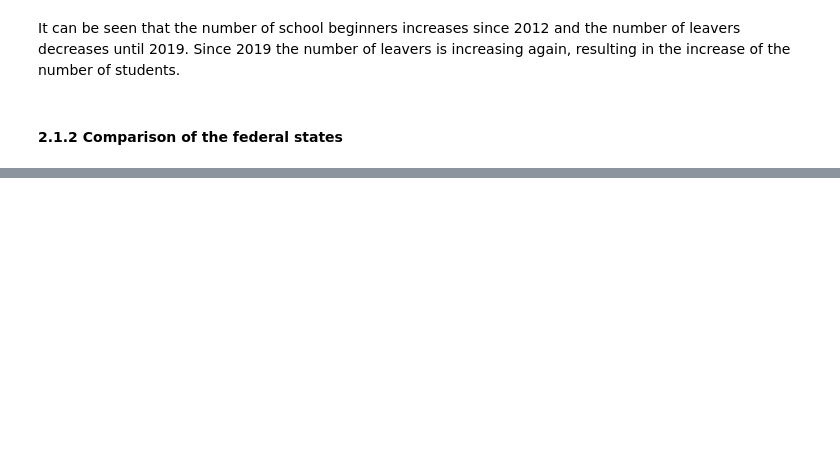
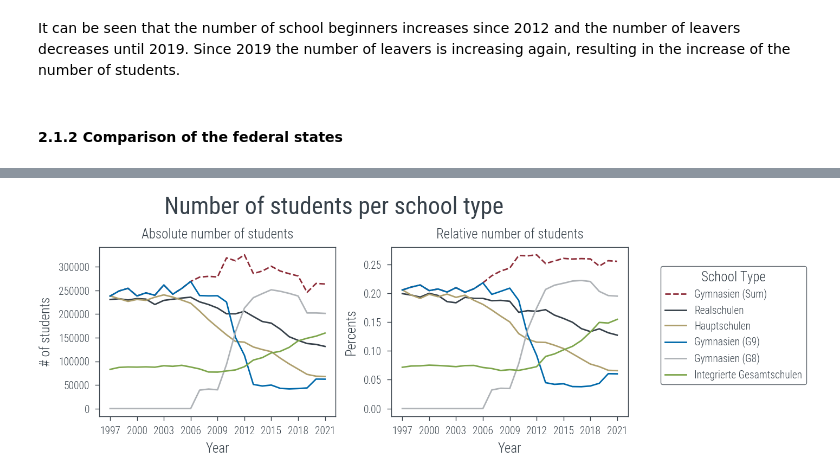
Before and after one commit to KarylReyne/DataLiteracyWS23, a Jupyter notebook: exp/TF-005-TeachersToChildren.ipynb, the cells around one changed output, grey strips where cells are left out. Cells and saved outputs as stored; diff of their text form; code cells hidden in the pictures; blank space fills up the shorter version.

```diff
--- a/exp/TF-005-TeachersToChildren.ipynb
+++ b/exp/TF-005-TeachersToChildren.ipynb
@@ -428,0 +469,5 @@ As we can see, the number of students is increasing in every federal state. The
+# %%
+most_common = students_per_type[students_per_type["Certificate Type"] == "Total"].groupby(["Gender", "Mapped School Type"]).apply(lambda x: x["Value"].sum()).reset_index().rename(columns={0: "Value"})
+most_common = most_common[most_common["Gender"] == "Total"]
+most_common = most_common.sort_values("Value", ascending=False)
+most_common
@@ -428,0 +489,51 @@ As we can see, the number of students is increasing in every federal state. The
+# %%
+MC_NUM = 5
+mc_school_types = most_common["Mapped School Type"].values[:MC_NUM]
+
+# Plot the data
+fig, axs = plt.subplots(1, 2, sharex=True)
+
+# Get the number of students for the most common school types
+plot_data = students_per_type[students_per_type["Mapped School Type"].isin(mc_school_types)]
+plot_data = students_per_type[students_per_type["Certificate Type"] == "Total"].groupby(["Year", "Gender", "Mapped School Type"]).apply(lambda x: x["Value"].sum()).reset_index().rename(columns={0: "Value"})
+plot_data = plot_data[plot_data["Gender"] == "Total"]
+new_elements = plot_data[plot_data["Mapped School Type"].isin(["Gymnasien (G8)", "Gymnasien (G9)"])].groupby(["Year", "Gender"]).apply(lambda x: x["Value"].sum()).reset_index().rename(columns={0: "Value"})
+new_elements["Mapped School Type"] = "Gymnasien (Sum)"
+plot_data = pd.concat([plot_data, new_elements], ignore_index=True)
+plot_data["Relative Value"] = plot_data.groupby(["Year", "Gender"])["Value"].transform(lambda x: x / x.sum())
+gym_sum = plot_data[plot_data["Mapped School Type"] == "Gymnasien (Sum)"]
+
+# Plot the data
+ax = axs[0]
+ax.plot(gym_sum["Year"], gym_sum["Value"], label="Gymnasien (Sum)", linestyle='--')
+
+for st in mc_school_types:
+    plot_data_st = plot_data[plot_data["Mapped School Type"] == st]
+    ax.plot(plot_data_st["Year"], plot_data_st["Value"], label=st)
+
+# Other settings
+ax.set_xlabel("Year")
+ax.set_ylabel("# of students")
+ax.set_title("Absolute number of students")
+
+ax = axs[1]
+ax.plot(gym_sum["Year"], gym_sum["Relative Value"], label="Gymnasien (Sum)", linestyle='--')
+
+for st in mc_school_types:
+    plot_data_st = plot_data[plot_data["Mapped School Type"] == st]
+    ax.plot(plot_data_st["Year"], plot_data_st["Relative Value"], label=st)
+
+# Other settings
+ax.set_xlabel("Year")
+ax.set_ylabel("Percents")
+ax.set_xticks(np.arange(plot_data["Year"].min(), plot_data["Year"].max() + 1, 3))
+ax.set_title("Relative number of students")
+
+# Build legend
+handles, labels = ax.get_legend_handles_labels()
+fig.legend(handles, labels, loc='right', bbox_to_anchor=(1.3, 0.5), title="School Type")
+
+fig.suptitle("Number of students per school type", fontsize=16)
+fig.show()
+# %% [output]
+[figure, added]
```
Also changed, not shown: parts of 28 cells of this notebook, 1 other file.
